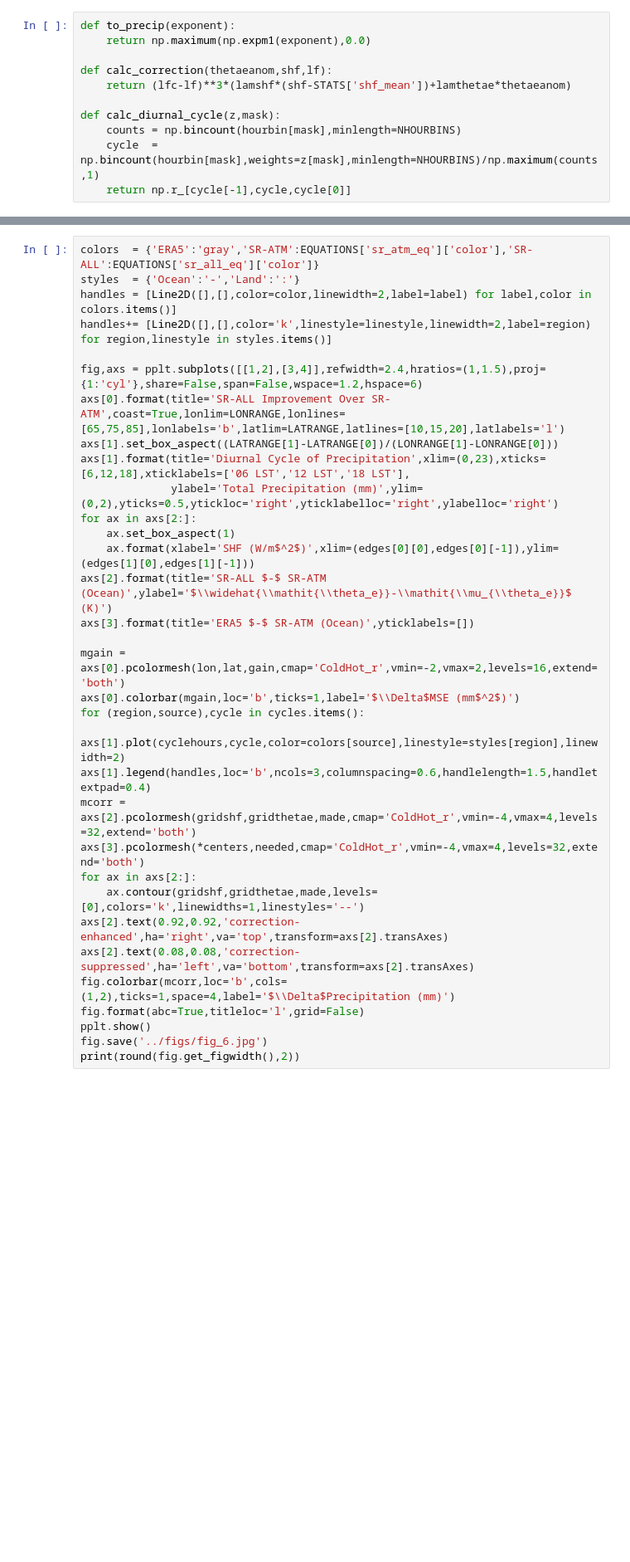
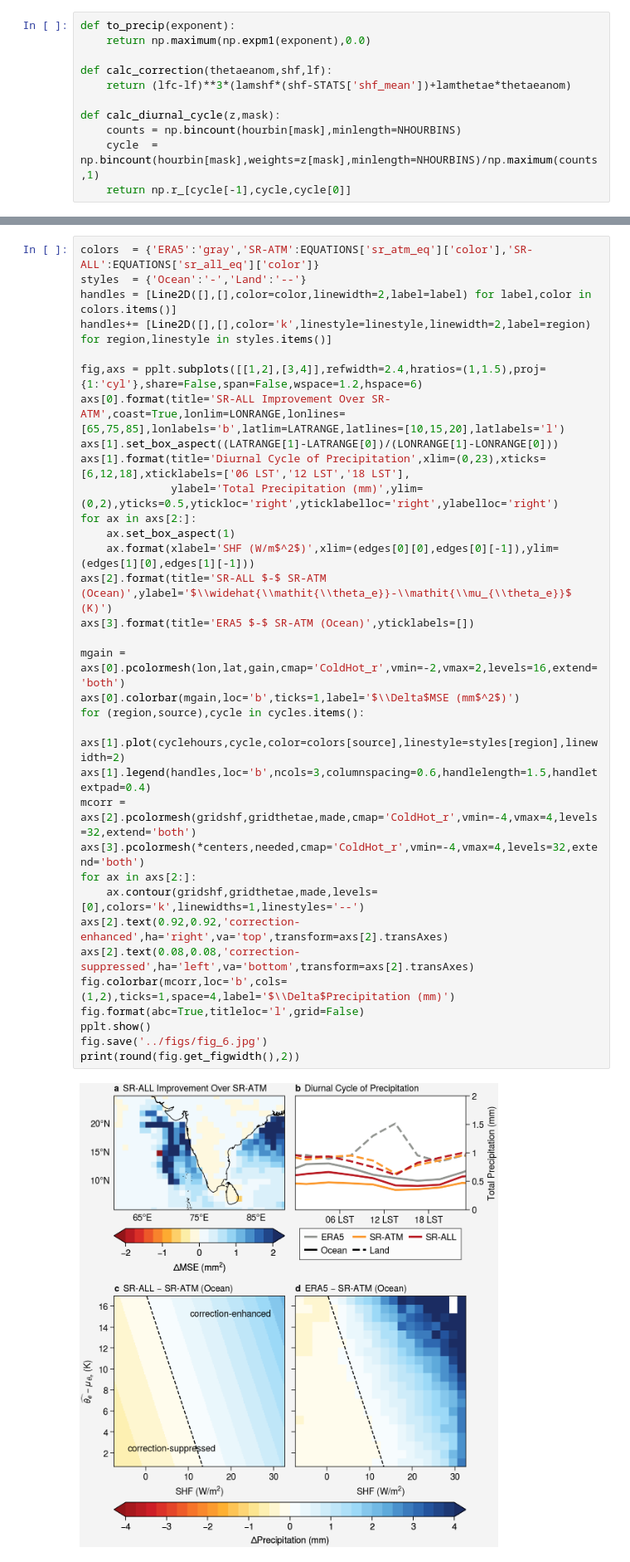
Before and after one commit to savannahferretti/monsoon-discovery, a Jupyter notebook: notebooks/srall.ipynb, the cells around one changed output, grey strips where cells are left out. Shown at 83% size. Saved outputs shown, nothing was run; the diff lists cells and outputs as text; blank space fills up the shorter version.

```diff
--- a/notebooks/srall.ipynb
+++ b/notebooks/srall.ipynb
@@ -111,33 +112,35 @@ needed    = np.where(counts>=MINSAMPLES,np.bincount(binidx,weights=(tp-atmtp)[oc
 # %%
 colors  = {'ERA5':'gray','SR-ATM':EQUATIONS['sr_atm_eq']['color'],'SR-ALL':EQUATIONS['sr_all_eq']['color']}
-styles  = {'Ocean':'-','Land':':'}
+styles  = {'Ocean':'-','Land':'--'}
 handles = [Line2D([],[],color=color,linewidth=2,label=label) for label,color in colors.items()]
 handles+= [Line2D([],[],color='k',linestyle=linestyle,linewidth=2,label=region) for region,linestyle in styles.items()]
 
 fig,axs = pplt.subplots([[1,2],[3,4]],refwidth=2.4,hratios=(1,1.5),proj={1:'cyl'},share=False,span=False,wspace=1.2,hspace=6)
 axs[0].format(title='SR-ALL Improvement Over SR-ATM',coast=True,lonlim=LONRANGE,lonlines=[65,75,85],lonlabels='b',latlim=LATRANGE,latlines=[10,15,20],latlabels='l')
 axs[1].set_box_aspect((LATRANGE[1]-LATRANGE[0])/(LONRANGE[1]-LONRANGE[0]))
 axs[1].format(title='Diurnal Cycle of Precipitation',xlim=(0,23),xticks=[6,12,18],xticklabels=['06 LST','12 LST','18 LST'],
               ylabel='Total Precipitation (mm)',ylim=(0,2),yticks=0.5,ytickloc='right',yticklabelloc='right',ylabelloc='right')
 for ax in axs[2:]:
     ax.set_box_aspect(1)
     ax.format(xlabel='SHF (W/m$^2$)',xlim=(edges[0][0],edges[0][-1]),ylim=(edges[1][0],edges[1][-1]))
 axs[2].format(title='SR-ALL $-$ SR-ATM (Ocean)',ylabel='$\\widehat{\\mathit{\\theta_e}}-\\mathit{\\mu_{\\theta_e}}$ (K)')
 axs[3].format(title='ERA5 $-$ SR-ATM (Ocean)',yticklabels=[])
 
 mgain = axs[0].pcolormesh(lon,lat,gain,cmap='ColdHot_r',vmin=-2,vmax=2,levels=16,extend='both')
 axs[0].colorbar(mgain,loc='b',ticks=1,label='$\\Delta$MSE (mm$^2$)')
 for (region,source),cycle in cycles.items():
     axs[1].plot(cyclehours,cycle,color=colors[source],linestyle=styles[region],linewidth=2)
 axs[1].legend(handles,loc='b',ncols=3,columnspacing=0.6,handlelength=1.5,handletextpad=0.4)
 mcorr = axs[2].pcolormesh(gridshf,gridthetae,made,cmap='ColdHot_r',vmin=-4,vmax=4,levels=32,extend='both')
 axs[3].pcolormesh(*centers,needed,cmap='ColdHot_r',vmin=-4,vmax=4,levels=32,extend='both')
 for ax in axs[2:]:
     ax.contour(gridshf,gridthetae,made,levels=[0],colors='k',linewidths=1,linestyles='--')
 axs[2].text(0.92,0.92,'correction-enhanced',ha='right',va='top',transform=axs[2].transAxes)
 axs[2].text(0.08,0.08,'correction-suppressed',ha='left',va='bottom',transform=axs[2].transAxes)
 fig.colorbar(mcorr,loc='b',cols=(1,2),ticks=1,space=4,label='$\\Delta$Precipitation (mm)')
 fig.format(abc=True,titleloc='l',grid=False)
 pplt.show()
 fig.save('../figs/fig_6.jpg')
 print(round(fig.get_figwidth(),2))
+# %% [output]
+[figure, added]
```
Also changed, not shown: parts of 2 cells of this notebook, 8 other files.
